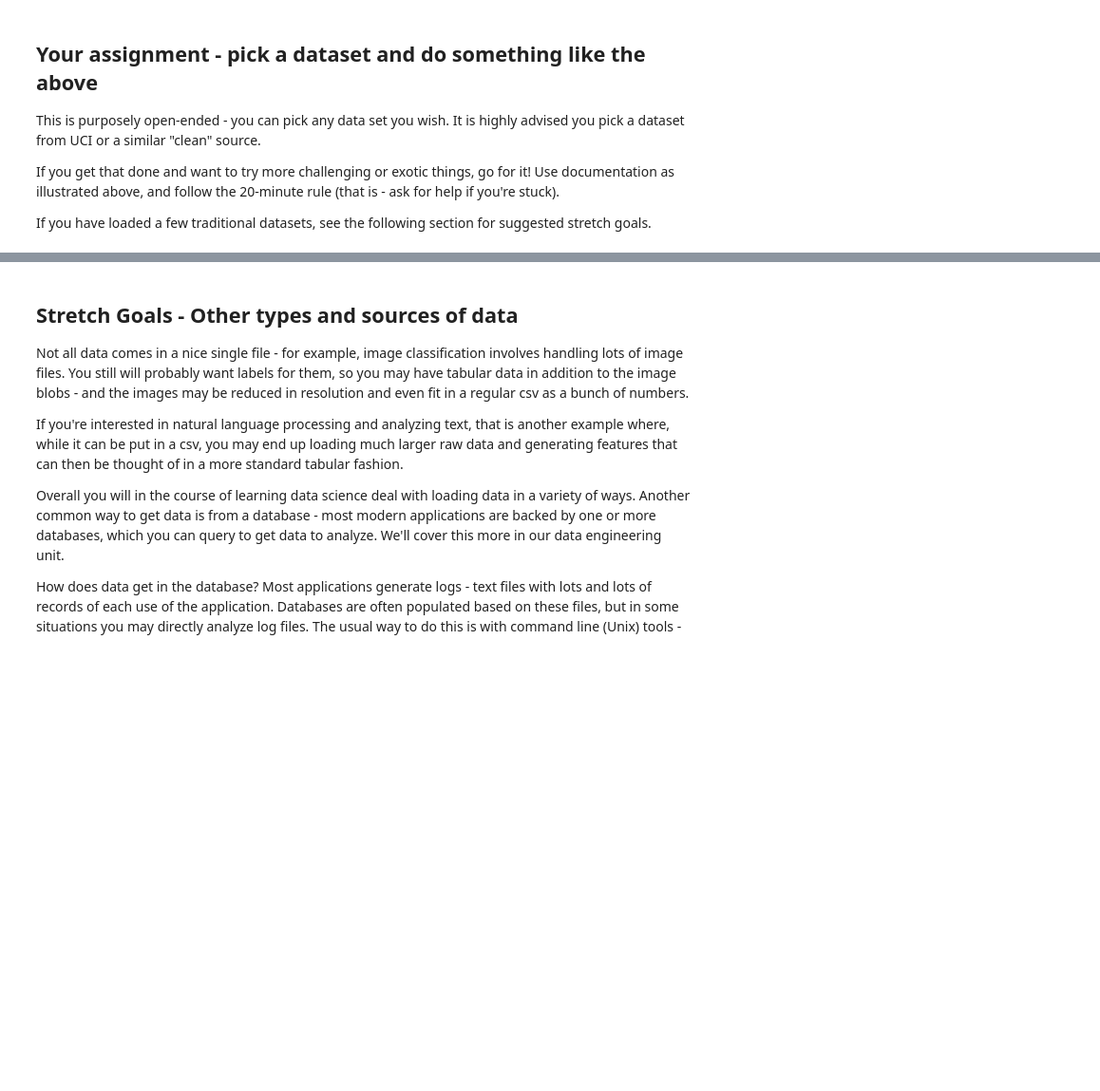
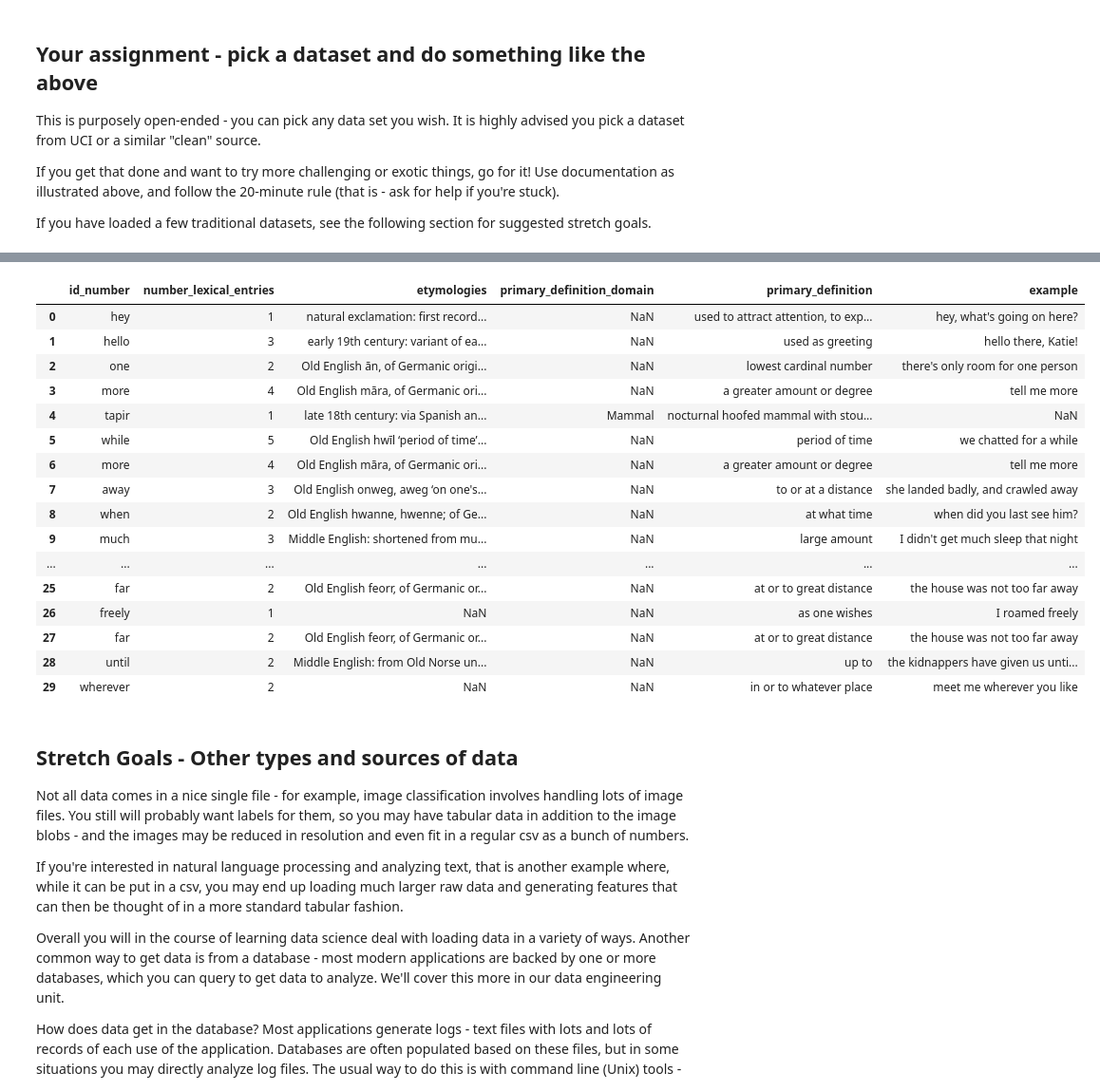
Before and after one commit to bloominstituteoftechnology/DS-Unit-1-Sprint-1-Dealing-With-Data, a Jupyter notebook: Copy_of_LS_DS_112_Loading_Data.ipynb, the cells around one changed output, grey strips where cells are left out. Shown at 95% size. Drawn from its saved outputs; the diff is of its cells as text; code cells hidden in the pictures; blank space fills up the shorter version.

Commit message:
day 2 notebook with one UCI import and one API import

```diff
--- a/Copy_of_LS_DS_112_Loading_Data.ipynb
+++ b/Copy_of_LS_DS_112_Loading_Data.ipynb
@@ -217,0 +242,24 @@ If you have loaded a few traditional datasets, see the following section for sug
+# %%
+#here i am going to use one of the APIs from the resource below.  I randomly chose Oxford Dictionaries API and read how to use it
+#  to look up words they have to be stripped down to their 'lemma', i.e. their root so 'sorting' would become'sort'
+#to do this i will have to download nltk to tokenize and lemmatise a random block of text i generated from www.randomtext.me
+
+import nltk
+from nltk.tokenize import sent_tokenize, word_tokenize
+from nltk.stem import WordNetLemmatizer
+nltk.download('punkt') #this import was required after an error message
+nltk.download('wordnet') #this import was required after an error message
+
+random_text = '''Hey hello one more tapir while more away when much vulture that jeez some as near more one
+                crud much and despite jeez bounced due far freely far until wherever and together oh much dove
+                hey some stupid far vain juggled perceptible because some less on alas
+                jeepers crane strove crud the shark quetzal contrary inconsiderate
+                mocking shut gecko however much '''
+
+text_words = nltk.word_tokenize(random_text)
+lemma_list = []
+for word in text_words:
+  lemmaword = WordNetLemmatizer().lemmatize(word, pos="v")
+  lemma_list.append(lemmaword)
+
+lemma_list[:5]
@@ -217,0 +321,11 @@ If you have loaded a few traditional datasets, see the following section for sug
+# %%
+#looking up each word in the lemmatized random text list and slowing down the api so we don't violate the terms of service
+import time
+dictlist=[]
+
+for word in lemma_list :
+  time.sleep(-time.time()%1)
+  templookup = oxlookup(word)
+  dictlist.append(templookup)
+
+dictlist[:5]
@@ -218,3 +338,31 @@ If you have loaded a few traditional datasets, see the following section for sug
+# %%
+#parsing dictionary and turning it into dataframe
+blist=[]
+for entry in dictlist:
+  bbb=parselookup(entry)
+  blist.append(bbb)
+
+column_list = ['id_number','number_lexical_entries','etymologies','primary_definition_domain','primary_definition','example']
+bdf = pd.DataFrame.from_records(blist,columns=column_list)
+bdf.head(30)
+# %% [output]
+|  | id_number | number_lexical_entries | etymologies | primary_definition_domain | primary_definition | example |
+| 0 | hey | 1 | natural exclamation: first record... | NaN | used to attract attention, to exp... | hey, what's going on here? |
+| 1 | hello | 3 | early 19th century: variant of ea... | NaN | used as greeting | hello there, Katie! |
+| 2 | one | 2 | Old English ān, of Germanic origi... | NaN | lowest cardinal number | there's only room for one person |
+| 3 | more | 4 | Old English māra, of Germanic ori... | NaN | a greater amount or degree | tell me more |
+| 4 | tapir | 1 | late 18th century: via Spanish an... | Mammal | nocturnal hoofed mammal with stou... | NaN |
+| 5 | while | 5 | Old English hwīl ‘period of time’... | NaN | period of time | we chatted for a while |
+| 6 | more | 4 | Old English māra, of Germanic ori... | NaN | a greater amount or degree | tell me more |
+| 7 | away | 3 | Old English onweg, aweg ‘on one's... | NaN | to or at a distance | she landed badly, and crawled away |
+| 8 | when | 2 | Old English hwanne, hwenne; of Ge... | NaN | at what time | when did you last see him? |
+| 9 | much | 3 | Middle English: shortened from mu... | NaN | large amount | I didn't get much sleep that night |
+| ... | ... | ... | ... | ... | ... | ... |
+| 25 | far | 2 | Old English feorr, of Germanic or... | NaN | at or to great distance | the house was not too far away |
+| 26 | freely | 1 | NaN | NaN | as one wishes | I roamed freely |
+| 27 | far | 2 | Old English feorr, of Germanic or... | NaN | at or to great distance | the house was not too far away |
+| 28 | until | 2 | Middle English: from Old Norse un... | NaN | up to | the kidnappers have given us unti... |
+| 29 | wherever | 2 | NaN | NaN | in or to whatever place | meet me wherever you like |
 # %% [markdown]
 ## Stretch Goals - Other types and sources of data
 
```
Also changed, not shown: parts of 6 cells of this notebook.
